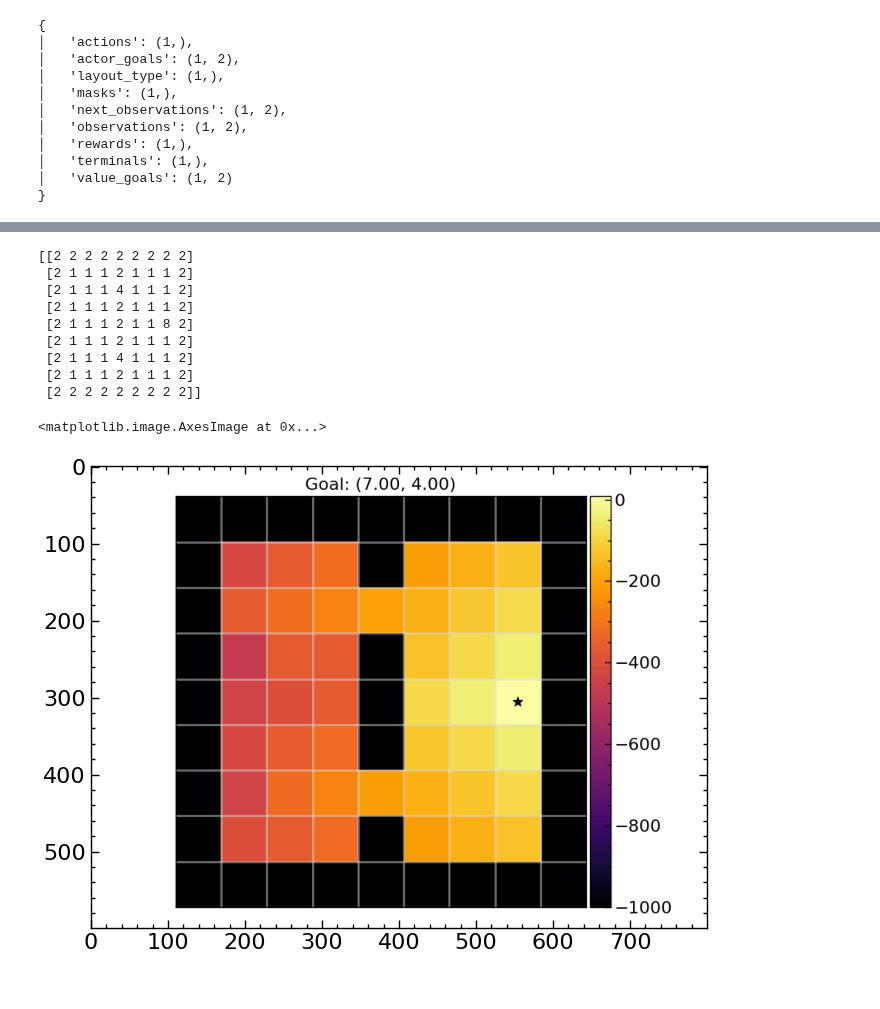
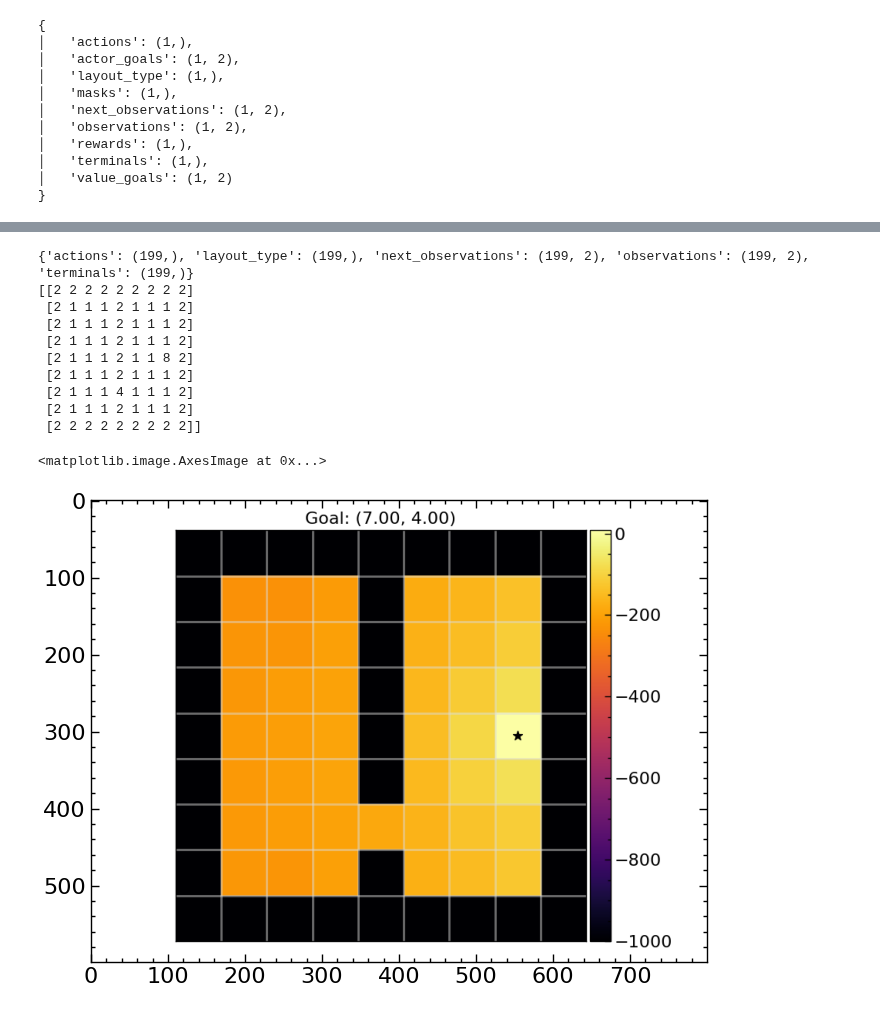
Before and after one commit to skylooop/BeliefConditionedFB, a Jupyter notebook: notebooks/in_context_gciql.ipynb, the cells around one changed output, grey strips where cells are left out. Cells and saved outputs as stored; diff of their text form; code cells hidden in the pictures.

```diff
--- a/notebooks/in_context_gciql.ipynb
+++ b/notebooks/in_context_gciql.ipynb
@@ -330,7 +68,7 @@ import functools
 from utils.datasets import Dataset, GCDataset
 
 with initialize(version_base=None, config_path="../configs/"):
-    iql_config = compose(config_name='entry.yaml', overrides=['experiment=iql.yaml'])
+    iql_config = compose(config_name='entry.yaml', overrides=['experiment=gciql.yaml'])
     iql_config = OmegaConf.to_container(iql_config, resolve=True)
     pprint(iql_config)
 
@@ -338,6 +76,8 @@ def concatenate_dicts(dict1, dict2):
     return jax.tree.map(lambda x, y: jnp.concatenate([x, y]), dict1, dict2)
 
 whole_data = functools.reduce(concatenate_dicts, train_layout_data)
+# np.save(f"../aux_data/iql_door_data_{NUM_LAYOUTS}", arr=jax.device_get(whole_data))
+# whole_data = np.load("/home/m_bobrin/ZeroShotRL/aux_data/iql_door_data.npy", allow_pickle=True).item()
 print(jax.tree.map(lambda x: x.shape, whole_data))
 whole_dataset = Dataset.create(**jax.device_get(whole_data))
 gc_whole_dataset = GCDataset(whole_dataset, config=iql_config['agent'])
@@ -407,9 +147,9 @@ iql_agent.update(batch, batch_context)
 # %%
 pbar = tqdm(range(100_000))
 for update_steps in pbar:
-    # batch = gc_whole_dataset.sample(iql_config['agent']['batch_size'])
-    batch, batch_context, _ = gc_whole_dataset.sample(32, layout_type=update_steps % 2, context_length=iql_config['agent']['batch_size'])
-    iql_agent, info = iql_agent.update(batch, batch_context)
+    batch = gc_whole_dataset.sample(iql_config['agent']['batch_size'])
+    # batch, batch_context, _ = gc_whole_dataset.sample(8, layout_type=update_steps % 2, context_length=iql_config['agent']['context_len'])
+    iql_agent, info = iql_agent.update(batch, batch_context=None)
     if update_steps % 1_000 == 0:
         pbar.set_postfix({"critic_loss": info['critic/critic_loss'],
                           "value_loss": info['value/value_loss'],
@@ -418,6 +158,7 @@ for update_steps in pbar:
 from functools import partial
 from utils.evaluation import supply_rng
 from matplotlib.backends.backend_agg import FigureCanvasAgg as FigureCanvas
+from envs.minigrid.env_utils import random_exploration_inference
 
 def get_canvas_image(canvas):
     canvas.draw()
@@ -444,14 +185,11 @@ def plot_policy(env, dataset, fig=None, ax=None, title=None, action_fn=None, **k
 
     goal = kwargs.get('goal', None)
     for (y, x), value in np.ndenumerate(grid):
-        if value == 1 or value == 4:# and np.array([y, x]) != env.goal:
+        if value == 1 or value == 4:
             action = action_fn(np.concatenate([[x], [y]], -1)).squeeze()
-            # print(y, x)
-            # print(action)
-            action_name = action_names[action]# + r'$\curvearrowleft$'
+            action_name = action_names[action]
             ax.text(x, y, action_name, ha='center', va='center', fontsize='large', color='green')
 
-        # if np.array_equal(np.array([y, x]),goal):
     ax.set_title('Goal: ({:.2f}, {:.2f})'.format(goal[0], goal[1]))
     ax.scatter(goal[0], goal[1], s=80, c='black', marker='*')
 
@@ -460,15 +198,20 @@ def plot_policy(env, dataset, fig=None, ax=None, title=None, action_fn=None, **k
 
     return fig, ax
 
-env = DynamicsGeneralization(render_mode="rgb_array", highlight=False, max_steps=200)
-# env._gen_grid = partial(env._gen_grid, layout_type=0)
+env = DynamicsGeneralization_Doors(render_mode="rgb_array", highlight=False, max_steps=200)
+env._gen_grid = partial(env._gen_grid, layout_type=1)
 env = MinigridWrapper(env)
+dataset_inference, env = random_exploration_inference(env, num_episodes=1, layout_type=1, context_len=iql_config['agent']['context_len'])
+print(jax.tree.map(lambda x: x.shape, dataset_inference))
+dynamics_embedding, _ = iql_agent.network.select('dynamic_transformer')(dataset_inference['observations'][None], dataset_inference['actions'][None, :, None],
+                                                                            dataset_inference['next_observations'][None], train=False, return_embedding=True)
+
 obs, info = env.reset()
 goal = info.get("goal_pos", None)
 example_batch = whole_dataset.sample(1)
 pred_policy_img = policy_image_grid(env, example_batch,
                                                 action_fn=partial(supply_rng(iql_agent.sample_actions, rng=jax.random.PRNGKey(np.random.randint(0, 2**32))),
-                                                                  goals=goal, temperature=0.0),
+                                                                  goals=goal, dynamics_embedding=dynamics_embedding.squeeze(), temperature=0.0),
                                                 goal=goal)
 plt.imshow(pred_policy_img)
 plt.tight_layout()
@@ -494,8 +238,8 @@ def value_image_fourrooms(env, dataset, value_fn, action_fn=None, **kwargs):
     plt.close(fig)
     return image
 
-def value_fn(agent, obs, goal, action):
-    q1, q2 = agent.network.select('critic')(obs, goal, action)
+def value_fn(agent, obs, goal, action, dynamics_embedding=None):
+    q1, q2 = agent.network.select('critic')(obs, goal, action, dynamics_embedding=dynamics_embedding)
     q = jnp.minimum(q1, q2)
     return q / 0.03
 
@@ -510,35 +254,41 @@ def plot_value_image_grid(env, dataset, value_fn, action_fn, fig=None, ax=None,
     for (y, x), value in np.ndenumerate(grid):
         if value == 1 or value == 4:
             action = action_fn(np.concatenate([[x], [y]], -1)).squeeze()
             grid[y, x] = jax.device_get(value_fn(np.concatenate([[x], [y]], -1), goal, action))
 
     divider = make_axes_locatable(ax)
     cax = divider.append_axes('right', size='5%', pad=0.05)
     im = ax.imshow(grid, cmap='inferno', vmin=-1000)
     fig.colorbar(im, cax=cax, orientation='vertical')
     if goal is not None:
         ax.set_title('Goal: ({:.2f}, {:.2f})'.format(goal[0], goal[1]))
         ax.scatter(goal[0], goal[1], s=80, c='black', marker='*')
     return fig, ax
 
 env = DynamicsGeneralization(render_mode="rgb_array", highlight=False, max_steps=200)
-# env._gen_grid = partial(env._gen_grid, layout_type=1)
+env._gen_grid = partial(env._gen_grid, layout_type=0)
 env = MinigridWrapper(env)
+dataset_inference, env = random_exploration_inference(env, num_episodes=1, layout_type=0, context_len=iql_config['agent']['context_len'])
+print(jax.tree.map(lambda x: x.shape, dataset_inference))
+dynamics_embedding, _ = iql_agent.network.select('dynamic_transformer')(dataset_inference['observations'][None], dataset_inference['actions'][None, :, None],
+                                                                            dataset_inference['next_observations'][None], train=False, return_embedding=True)
+
 env.reset()
 
 pred_value_img = value_image_fourrooms(env, example_batch,
-                            value_fn=partial(value_fn, iql_agent), action_fn=partial(supply_rng(iql_agent.sample_actions, rng=jax.random.PRNGKey(np.random.randint(0, 2**32))),
-                                                                  goals=goal, temperature=0.0), goal=goal)
+                            value_fn=partial(value_fn, iql_agent, dynamics_embedding=dynamics_embedding.squeeze()), action_fn=partial(supply_rng(iql_agent.sample_actions, rng=jax.random.PRNGKey(np.random.randint(0, 2**32))),
+                                                                  goals=goal, temperature=0.0, dynamics_embedding=dynamics_embedding.squeeze()), goal=goal)
 plt.imshow(pred_value_img)
 # %% [output]
+{'actions': (199,), 'layout_type': (199,), 'next_observations': (199, 2), 'observations': (199, 2), 'terminals': (199,)}
 [[2 2 2 2 2 2 2 2 2]
  [2 1 1 1 2 1 1 1 2]
- [2 1 1 1 4 1 1 1 2]
+ [2 1 1 1 2 1 1 1 2]
  [2 1 1 1 2 1 1 1 2]
  [2 1 1 1 2 1 1 8 2]
  [2 1 1 1 2 1 1 1 2]
  [2 1 1 1 4 1 1 1 2]
  [2 1 1 1 2 1 1 1 2]
  [2 2 2 2 2 2 2 2 2]]
 <matplotlib.image.AxesImage at 0x...>
-[figure, old version]
+[figure, new version]
```
Also changed, not shown: parts of 10 cells of this notebook, 12 other files.
